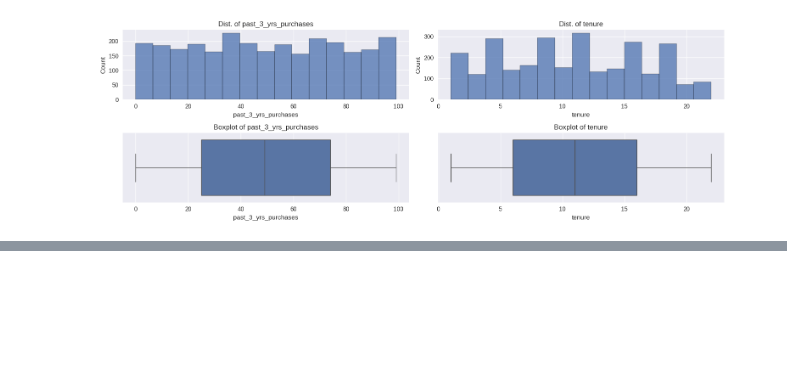
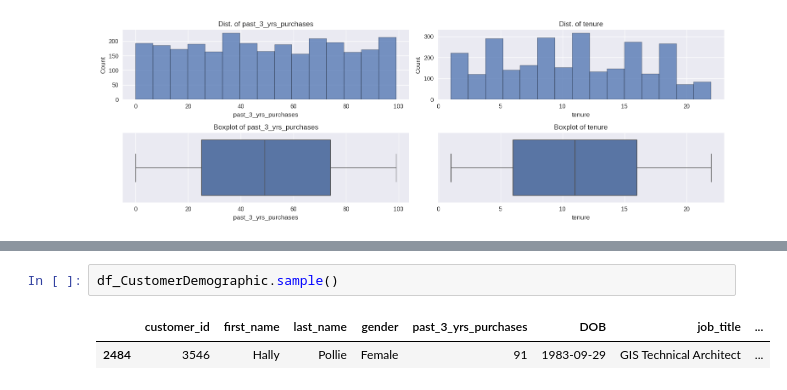
Before and after one commit to AhmAnwar/data-quality-KPMG-VE-forage, a Jupyter notebook: kpmg-ve-data-quality.ipynb, the cells around one changed output, grey strips where cells are left out. Drawn from its saved outputs; the diff is of its cells as text; blank space fills up the shorter version.

```diff
--- a/kpmg-ve-data-quality.ipynb
+++ b/kpmg-ve-data-quality.ipynb
@@ -767,0 +872,5 @@ plt.show()
+# %%
+df_CustomerDemographic.sample()
+# %% [output]
+|  | customer_id | first_name | last_name | gender | past_3_yrs_purchases | DOB | job_title | ... |
+| 2484 | 3546 | Hally | Pollie | Female | 91 | 1983-09-29 | GIS Technical Architect | ... |
```
Also changed, not shown: parts of 19 cells of this notebook.
